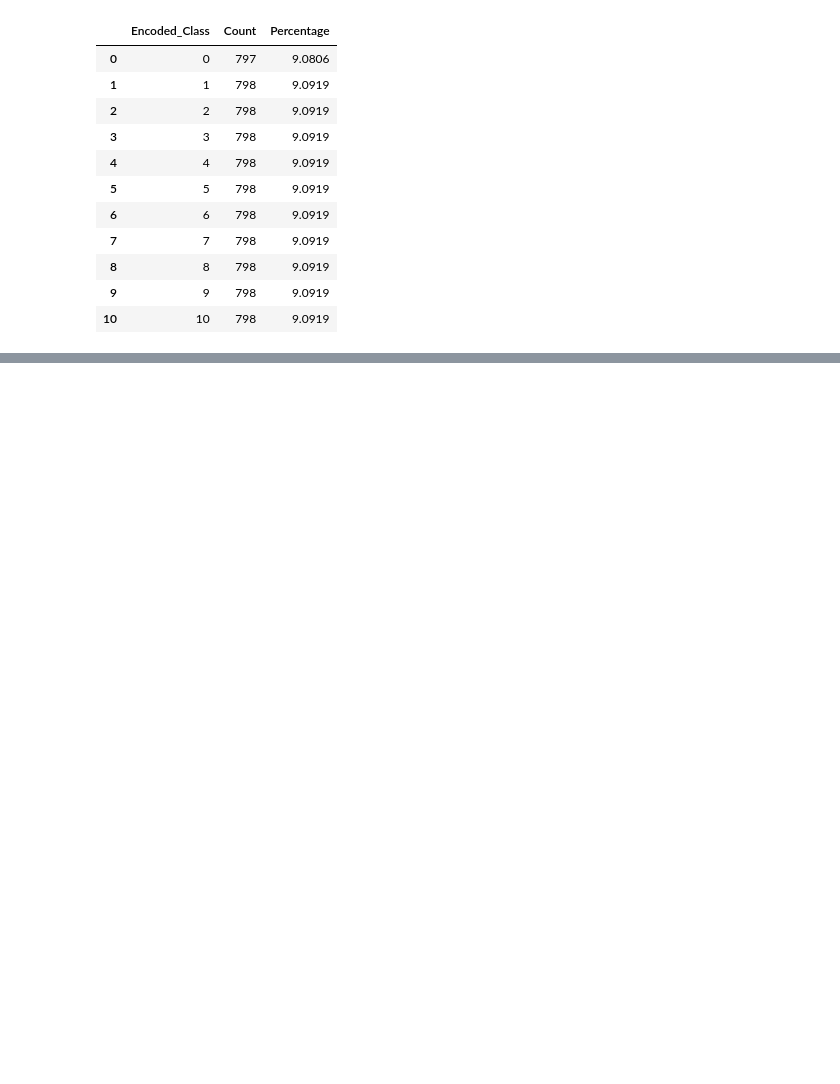
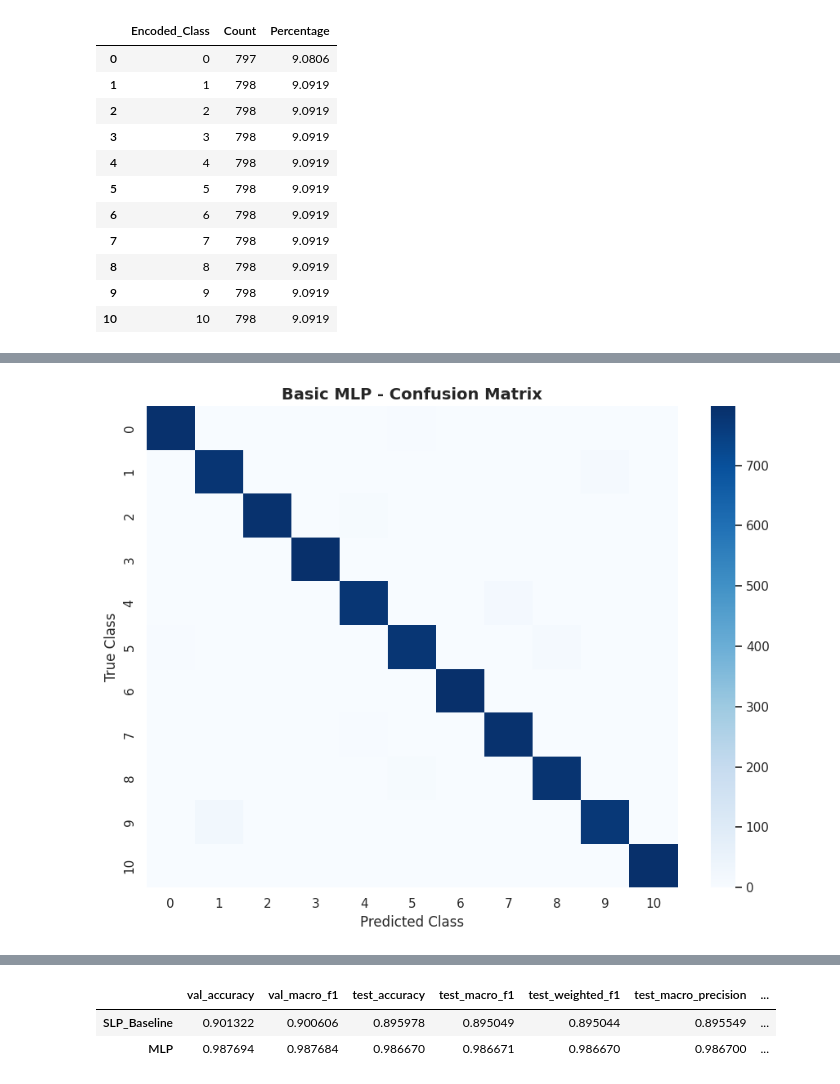
Before and after one commit to harshpre5/Artificial_Neural_Networks_14444188_HS_6009CMD, a Jupyter notebook: 14444188_ANN_PART_A.ipynb, the cells around one changed output, grey strips where cells are left out. Saved outputs shown, nothing was run; the diff lists cells and outputs as text; code cells hidden in the pictures; blank space fills up the shorter version.

```diff
--- a/14444188_ANN_PART_A.ipynb
+++ b/14444188_ANN_PART_A.ipynb
@@ -785,0 +1099,76 @@ After splitting the data, I standardised the feature values using StandardScaler
+# %%
+# 5. Validation predictions
+y_val_proba_basic = basic_mlp.predict(X_val_scaled, verbose=0)
+y_val_pred_basic = np.argmax(y_val_proba_basic, axis=1)
+
+val_acc_basic = accuracy_score(y_val, y_val_pred_basic)
+val_macro_f1_basic = f1_score(y_val, y_val_pred_basic, average="macro")
+
+print("\nValidation performance:")
+print("Validation Accuracy:", round(val_acc_basic, 4))
+print("Validation Macro F1:", round(val_macro_f1_basic, 4))
+
+# 6. Test predictions
+y_test_proba_basic = basic_mlp.predict(X_test_scaled, verbose=0)
+y_test_pred_basic = np.argmax(y_test_proba_basic, axis=1)
+
+test_acc_basic = accuracy_score(y_test, y_test_pred_basic)
+test_macro_f1_basic = f1_score(y_test, y_test_pred_basic, average="macro")
+test_weighted_f1_basic = f1_score(y_test, y_test_pred_basic, average="weighted")
+test_precision_basic = precision_score(y_test, y_test_pred_basic, average="macro")
+test_recall_basic = recall_score(y_test, y_test_pred_basic, average="macro")
+
+print("\nTest performance:")
+print("Test Accuracy:", round(test_acc_basic, 4))
+print("Test Macro F1:", round(test_macro_f1_basic, 4))
+print("Test Weighted F1:", round(test_weighted_f1_basic, 4))
+print("Test Macro Precision:", round(test_precision_basic, 4))
+print("Test Macro Recall:", round(test_recall_basic, 4))
+
+# 7. Classification report
+basic_report = classification_report(
+    y_test,
+    y_test_pred_basic,
+    target_names=class_names,
+    output_dict=True
+)
+
+basic_report_df = pd.DataFrame(basic_report).T
+print("\nBasic MLP Classification Report:")
+display(basic_report_df)
+
+# 8. Confusion matrix
+cm_basic = confusion_matrix(y_test, y_test_pred_basic)
+
+plt.figure(figsize=(9, 7))
+sns.heatmap(cm_basic, annot=False, cmap="Blues", fmt="d")
+plt.title("Basic MLP - Confusion Matrix", fontsize=14, fontweight='bold')
+plt.xlabel("Predicted Class", fontsize=12)
+plt.ylabel("True Class", fontsize=12)
+plt.tight_layout()
+plt.show()
+
+# 9. Storing results
+results_summary["MLP"] = {
+    "val_accuracy": float(val_acc_basic),
+    "val_macro_f1": float(val_macro_f1_basic),
+    "test_accuracy": float(test_acc_basic),
+    "test_macro_f1": float(test_macro_f1_basic),
+    "test_weighted_f1": float(test_weighted_f1_basic),
+    "test_macro_precision": float(test_precision_basic),
+    "test_macro_recall": float(test_recall_basic),
+    "epochs_ran": len(history_basic_df)
+}
+
+print("\nStored Basic MLP results:")
+print(results_summary["MLP"])
+
+# 10.comparison vs SLP
+comparison_now = pd.DataFrame({
+    "SLP_Baseline": results_summary["SLP_Baseline"],
+    "MLP": results_summary["MLP"]
+}).T
+
+print("\nCurrent comparison (SLP vs MLP):")
+display(comparison_now)
+# %% [output]
@@ -785,0 +1202 @@ After splitting the data, I standardised the feature values using StandardScaler
+[figure, added]
@@ -785,0 +1207,3 @@ After splitting the data, I standardised the feature values using StandardScaler
+|  | val_accuracy | val_macro_f1 | test_accuracy | test_macro_f1 | test_weighted_f1 | test_macro_precision | ... |
+| SLP_Baseline | 0.901322 | 0.900606 | 0.895978 | 0.895049 | 0.895044 | 0.895549 | ... |
+| MLP | 0.987694 | 0.987684 | 0.986670 | 0.986671 | 0.986670 | 0.986700 | ... |
```
Also changed, not shown: parts of 13 cells of this notebook.
